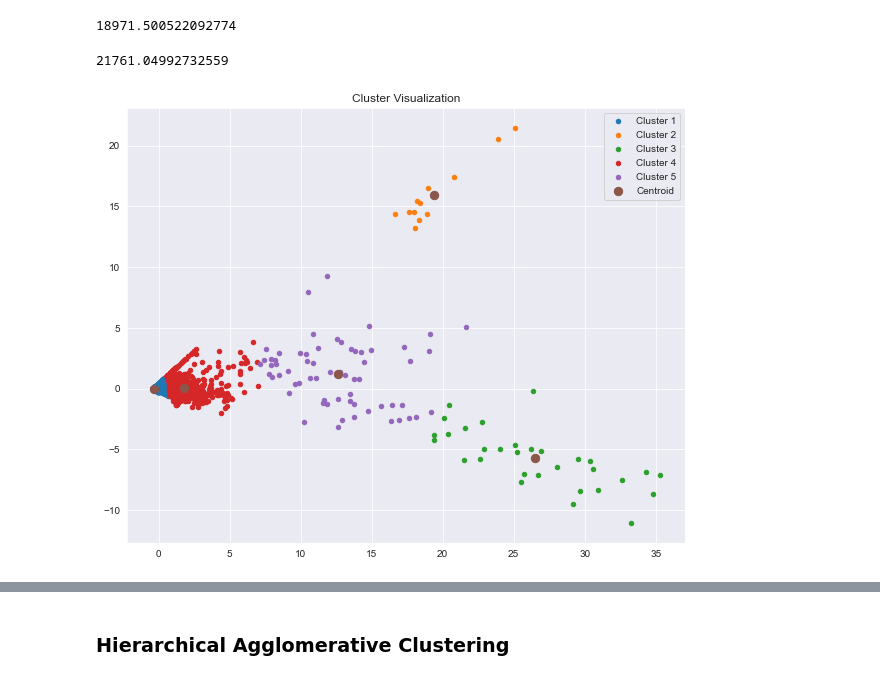
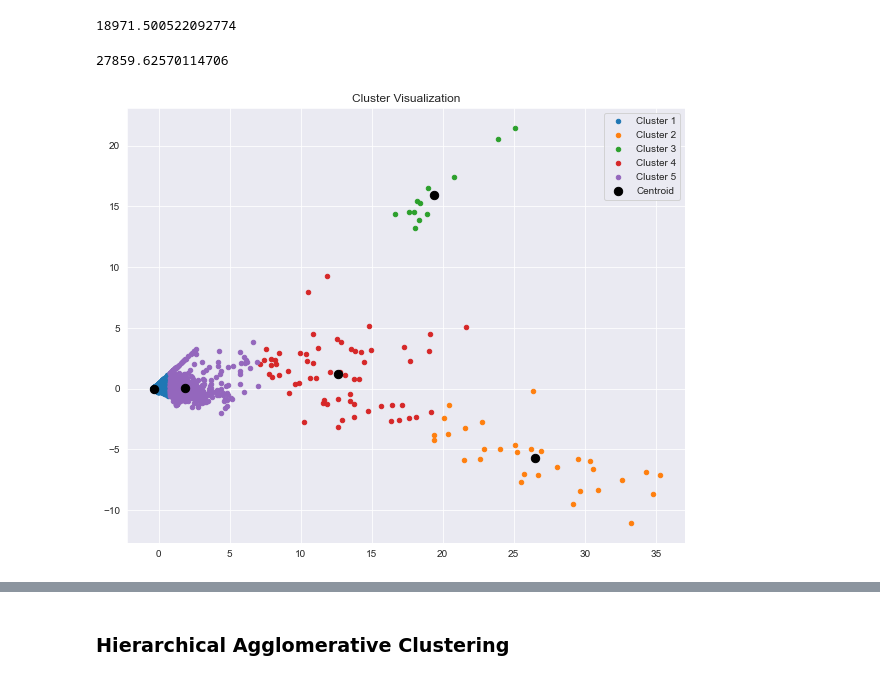
Before and after one commit to cassnutt/worldwide_covid19_vaccines, a Jupyter notebook: Market Segmentation.ipynb, the cells around one changed output, grey strips where cells are left out. Cells and saved outputs as stored; diff of their text form; code cells hidden in the pictures.

```diff
--- a/Market Segmentation.ipynb
+++ b/Market Segmentation.ipynb
@@ -338,5 +344,5 @@ num_df = df.loc[:, df.dtypes == np.float64]
 # %%
 scaler = StandardScaler()
-scaled_df = scaler.fit_transform(num_df)
+scaled_X = scaler.fit_transform(X)
 # %%
 pca = PCA()
@@ -346,6 +360,9 @@ plt.plot(range(1,6), pca.explained_variance_ratio_.cumsum())
 plt.title('Total Variance Explained by Varying Number of Principal Components');
 # %% [output]
 [figure]
+# %%
+pca = PCA(n_components= 2)
+X_pca = pca.fit_transform(scaled_X)
 # %% [markdown]
 ### K-Means Clustering
 # %%
@@ -354,7 +371,7 @@ results = []
 N = range(2,10)
 for n in N:
     model = KMeans(n_clusters= n, random_state= 27)
-    model.fit(pca_df)
+    model.fit(X_pca)
     results.append(model.inertia_)
 
 # plot elbow plot
@@ -411,25 +423,26 @@ CH_score
 # %%
 # pca and scaled data
 k_means_pca = KMeans(n_clusters = 5)
-k_means_pca.fit(pca_df)
-cluster_preds = k_means_pca.predict(pca_df)
+y_preds_pca = k_means_pca.fit_predict(X_pca)
 
-CH_score = calinski_harabasz_score(pca_df, cluster_preds)
+CH_score = calinski_harabasz_score(X_pca, y_preds_pca)
 CH_score
 # %% [output]
-21761.04992732559
+27859.62570114706
 # %%
 # visualize the clusters
 plt.subplots(figsize= (10, 8))
-plt.scatter(pca_df[cluster_preds == 0, 0], pca_df[cluster_preds == 0, 1], s= 20, label= 'Cluster 1')
-plt.scatter(pca_df[cluster_preds == 1, 0], pca_df[cluster_preds == 1, 1], s= 20, label= 'Cluster 2')
-plt.scatter(pca_df[cluster_preds == 2, 0], pca_df[cluster_preds == 2, 1], s= 20, label= 'Cluster 3')
-plt.scatter(pca_df[cluster_preds == 3, 0], pca_df[cluster_preds == 3, 1], s= 20, label= 'Cluster 4')
-plt.scatter(pca_df[cluster_preds == 4, 0], pca_df[cluster_preds == 4, 1], s= 20, label= 'Cluster 5')
+plt.scatter(X_pca[y_preds_pca == 0, 0], X_pca[y_preds_pca == 0, 1], s= 20, label= 'Cluster 1')
+plt.scatter(X_pca[y_preds_pca == 1, 0], X_pca[y_preds_pca == 1, 1], s= 20, label= 'Cluster 2')
+plt.scatter(X_pca[y_preds_pca == 2, 0], X_pca[y_preds_pca == 2, 1], s= 20, label= 'Cluster 3')
+plt.scatter(X_pca[y_preds_pca == 3, 0], X_pca[y_preds_pca == 3, 1], s= 20, label= 'Cluster 4')
+plt.scatter(X_pca[y_preds_pca == 4, 0], X_pca[y_preds_pca == 4, 1], s= 20, label= 'Cluster 5')
 
-plt.scatter(k_means_pca.cluster_centers_[:, 0], k_means_pca.cluster_centers_[:, 1], s= 70, label= 'Centroid')
+plt.scatter(k_means_pca.cluster_centers_[:, 0],
+            k_means_pca.cluster_centers_[:, 1],
+            s= 70, c= 'black', label= 'Centroid')
 plt.title('Cluster Visualization')
 plt.legend()
 plt.show()
 # %% [output]
-[figure, old version]
+[figure, new version]
```
Also changed, not shown: parts of 26 cells of this notebook.
